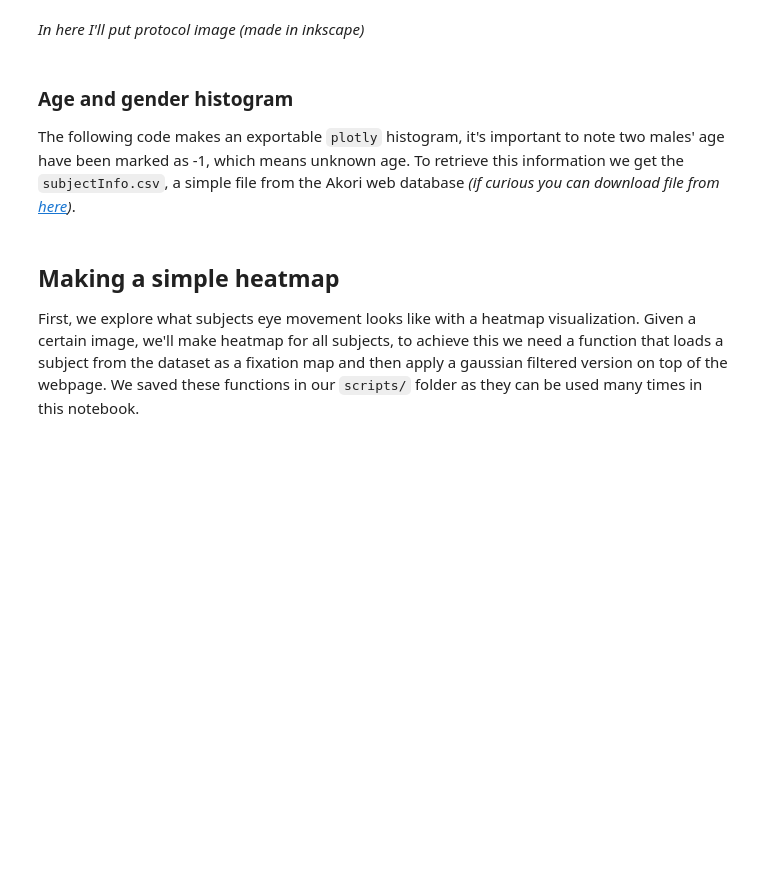
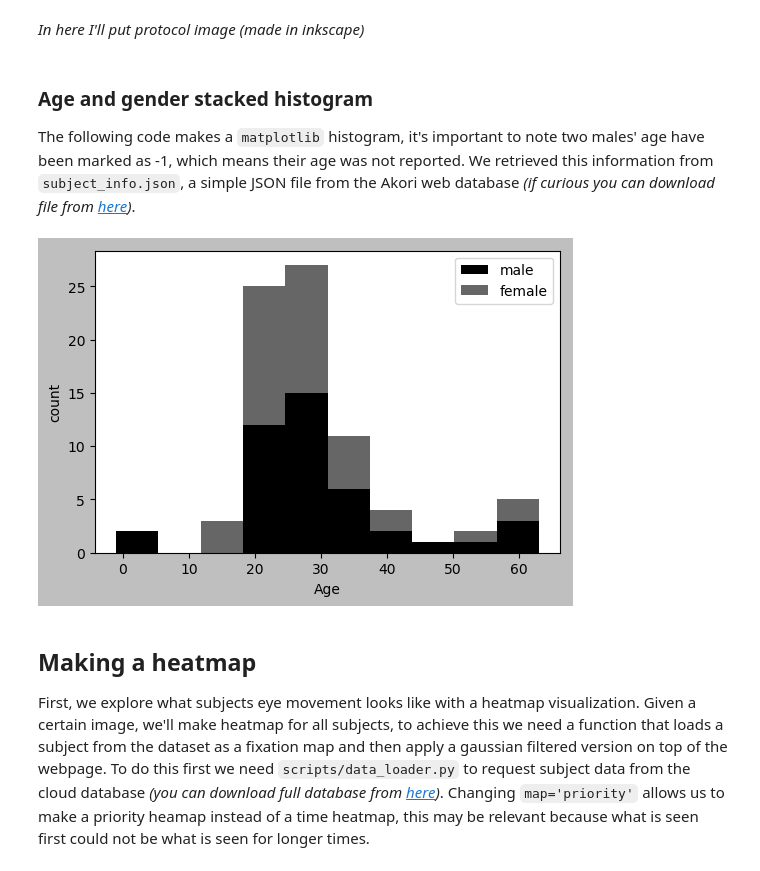
Before and after one commit to harrisonford/AkoriSalienceNotebooks, a Jupyter notebook: Report.ipynb, the cells around one changed output. Cells and saved outputs as stored; diff of their text form; code cells hidden in the pictures; blank space fills up the shorter version.

Commit message:
Now uses google cloud resources.

```diff
--- a/Report.ipynb
+++ b/Report.ipynb
@@ -33,5 +34,5 @@ The Akori-web dataset is a collection of 80 subjects recorded at <a href="http:/
 *In here I'll put protocol image (made in inkscape)*
 # %% [markdown]
 <a id='age_gender'></a>
-### Age and gender histogram
-The following code makes an exportable `plotly` histogram, it's important to note two males' age have been marked as -1, which means unknown age. To retrieve this information we get the `subjectInfo.csv`, a simple file from the Akori web database *(if curious you can download file from <a href="http://storage.googleapis.com/akoriweb_misc/subjectInfo.csv" target="_blank">here</a>)*.
+### Age and gender stacked histogram
+The following code makes a `matplotlib` histogram, it's important to note two males' age have been marked as -1, which means their age was not reported. We retrieved this information from `subject_info.json`, a simple JSON file from the Akori web database *(if curious you can download file from <a href="http://storage.googleapis.com/akoriweb_misc/subject_Info.json" target="_blank">here</a>)*.
@@ -62,5 +39,31 @@ iplot(fig, filename='akoriweb_age_gender_histogram')
+# %%
+import scripts.data_loader as load
+import matplotlib.pyplot as plt
+%matplotlib inline
+plt.rcParams['figure.dpi'] = 100  # image quality
+
+# load subjects' gender and age from google cloud database
+bucket = 'akoriweb_misc'
+file = 'subject_info.json'
+request = load.request_from_bucket(bucket, file)  # load subject info from my cloud database
+data = request.json()
+age = data['age']
+ismale = data['ismale']
+
+# separate two groups
+female_ages = [x for index, x in enumerate(age) if ismale[index] == 0]
+male_ages = [x for index, x in enumerate(age) if ismale[index] == 1]
+
+plt.style.use("grayscale")  # some styles: grayscale, default, seaborn, dark_background, bmh
+plt.hist([male_ages, female_ages], stacked=True, label=["male", "female"])
+plt.legend()
+plt.xlabel("Age")
+plt.ylabel("count")
+plt.show()
+# %% [output]
+[figure, added]
 # %% [markdown]
-<a id='simple_heatmap'></a>
-## Making a simple heatmap
-First, we explore what subjects eye movement looks like with a heatmap visualization. Given a certain image, we'll make heatmap for all subjects, to achieve this we need a function that loads a subject from the dataset as a fixation map and then apply a gaussian filtered version on top of the webpage. We saved these functions in our `scripts/` folder as they can be used many times in this notebook.
+<a id='heatmap'></a>
+## Making a heatmap
+First, we explore what subjects eye movement looks like with a heatmap visualization. Given a certain image, we'll make heatmap for all subjects, to achieve this we need a function that loads a subject from the dataset as a fixation map and then apply a gaussian filtered version on top of the webpage. To do this first we need `scripts/data_loader.py` to request subject data from the cloud database *(you can download full database from <a href="http://storage.googleapis.com/akoriweb_misc/dataset_json.7z" target="_blank">here</a>)*. Changing `map='priority'` allows us to make a priority heamap instead of a time heatmap, this may be relevant because what is seen first could not be what is seen for longer times.
 # %%
```
Also changed, not shown: parts of 12 cells of this notebook.
